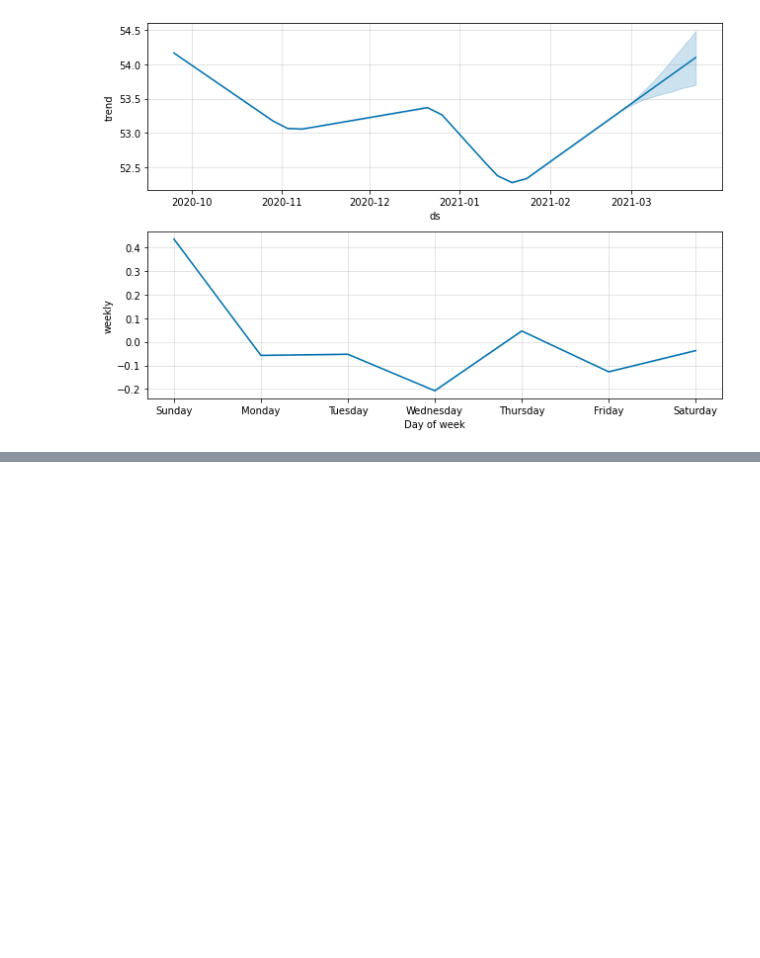
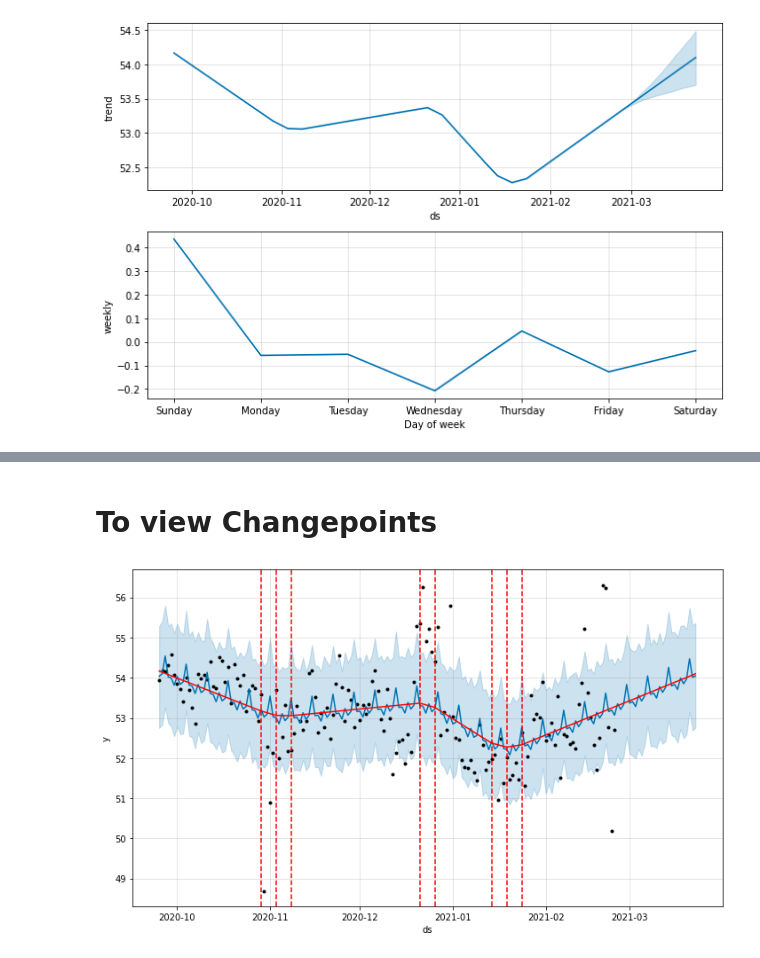
Before and after one commit to ANUPRIYAR/TimeSeriesForecasting, a Jupyter notebook: TimeSeries_capacity_optmization.ipynb, the cells around one changed output, grey strips where cells are left out. Cells and saved outputs as stored; diff of their text form; code cells hidden in the pictures; blank space fills up the shorter version.

```diff
--- a/TimeSeries_capacity_optmization.ipynb
+++ b/TimeSeries_capacity_optmization.ipynb
@@ -202,3 +202,5 @@ from fbprophet.plot import plot_plotly, plot_components_plotly
 plot_plotly(model, forecast)
 # %% [output]
 [interactive output not drawn]
+# %% [markdown]
+# **To view Changepoints**
@@ -204,0 +209,5 @@ plot_plotly(model, forecast)
+# %%
+fig = model.plot(forecast)
+a = add_changepoints_to_plot(fig.gca(), model, forecast)
+# %% [output]
+[figure, added]
```
Also changed, not shown: parts of 16 cells of this notebook.
